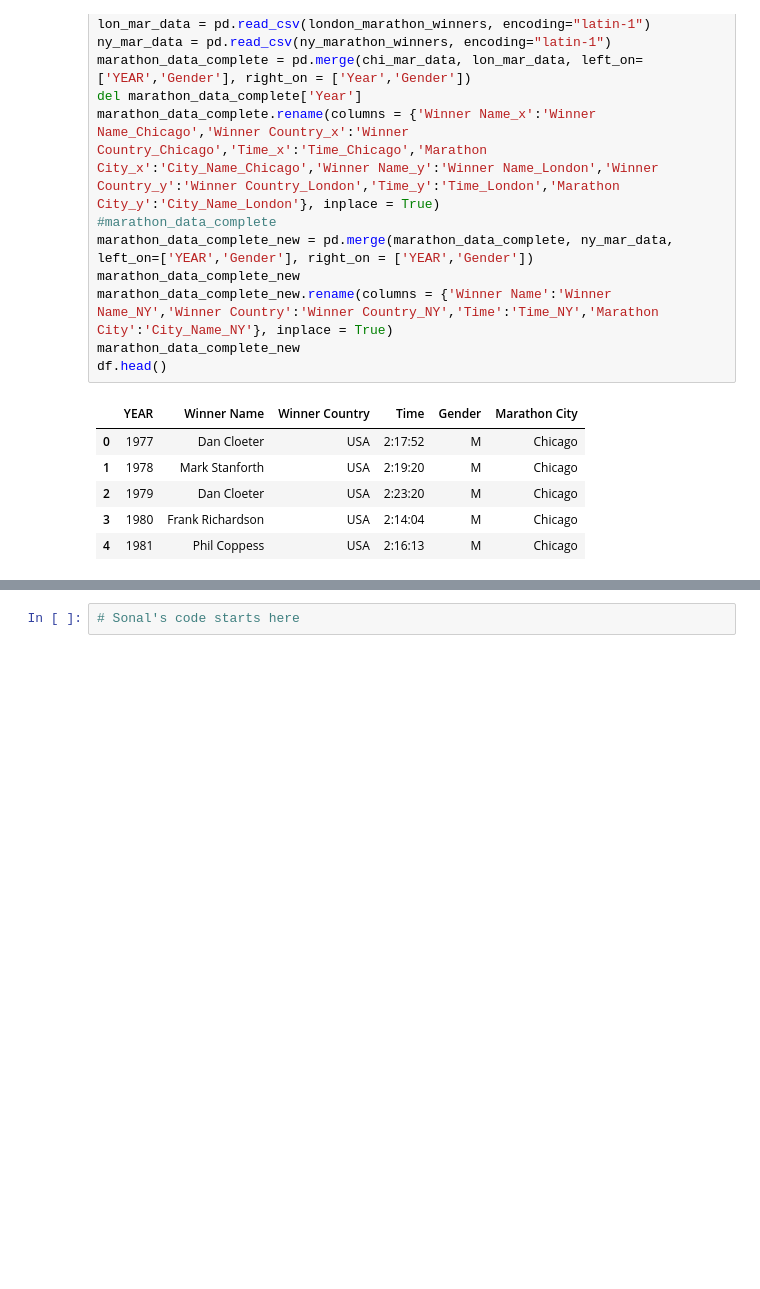
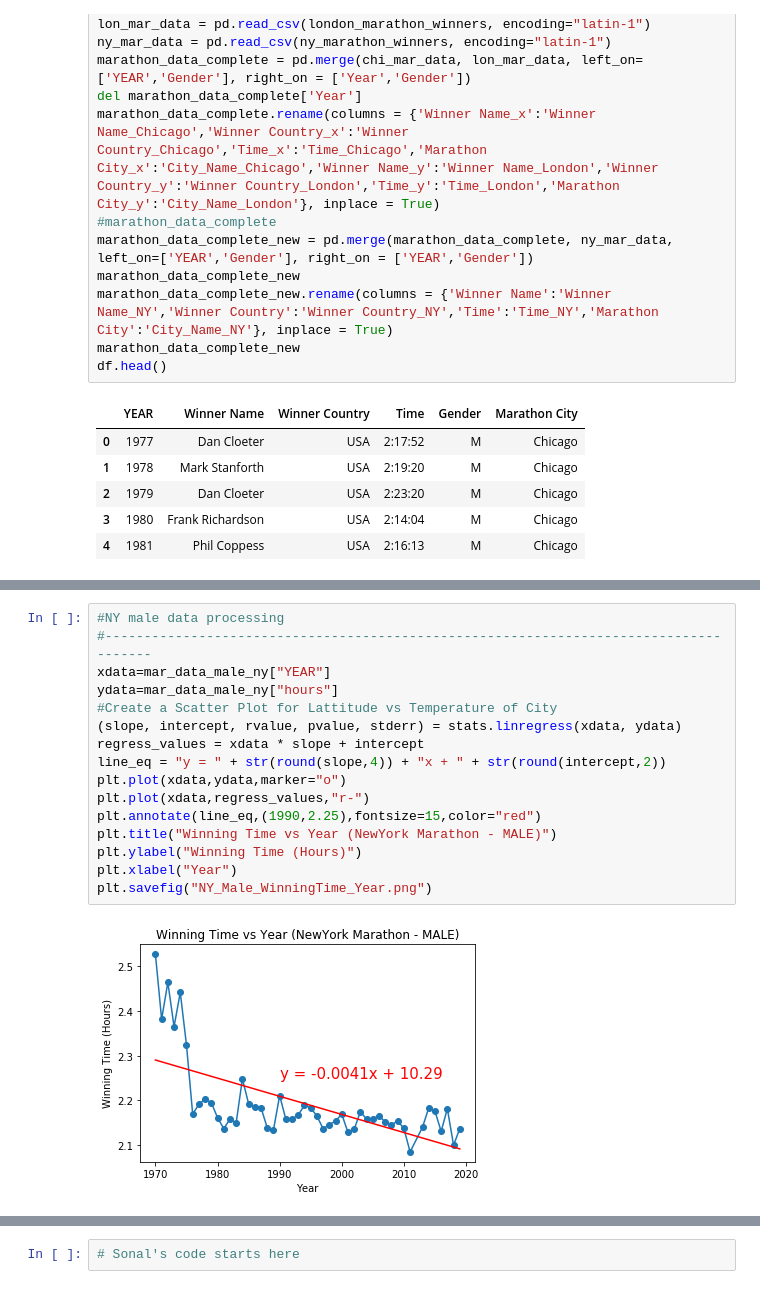
Before and after one commit to bhlynch/project_one, a Jupyter notebook: Team_MarathonRunners_Project_One.ipynb, the cells around one changed output, grey strips where cells are left out. Cells and saved outputs as stored; diff of their text form; blank space fills up the shorter version.

```diff
--- a/Team_MarathonRunners_Project_One.ipynb
+++ b/Team_MarathonRunners_Project_One.ipynb
@@ -36,0 +85,18 @@ df.head()
+# %%
+#NY male data processing
+#--------------------------------------------------------------------------------------
+xdata=mar_data_male_ny["YEAR"]
+ydata=mar_data_male_ny["hours"]
+#Create a Scatter Plot for Lattitude vs Temperature of City
+(slope, intercept, rvalue, pvalue, stderr) = stats.linregress(xdata, ydata)
+regress_values = xdata * slope + intercept
+line_eq = "y = " + str(round(slope,4)) + "x + " + str(round(intercept,2))
+plt.plot(xdata,ydata,marker="o")
+plt.plot(xdata,regress_values,"r-")
+plt.annotate(line_eq,(1990,2.25),fontsize=15,color="red")
+plt.title("Winning Time vs Year (NewYork Marathon - MALE)")
+plt.ylabel("Winning Time (Hours)")
+plt.xlabel("Year")
+plt.savefig("NY_Male_WinningTime_Year.png")
+# %% [output]
+[figure, added]
```
Also changed, not shown: parts of 19 cells of this notebook.
